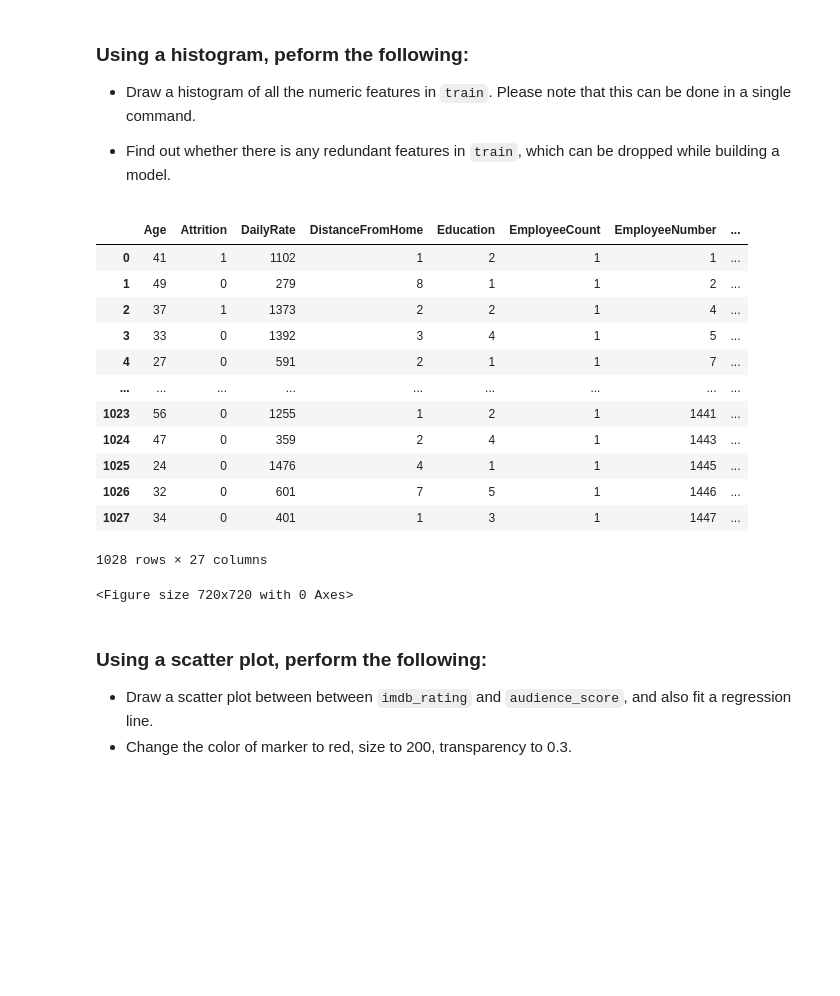
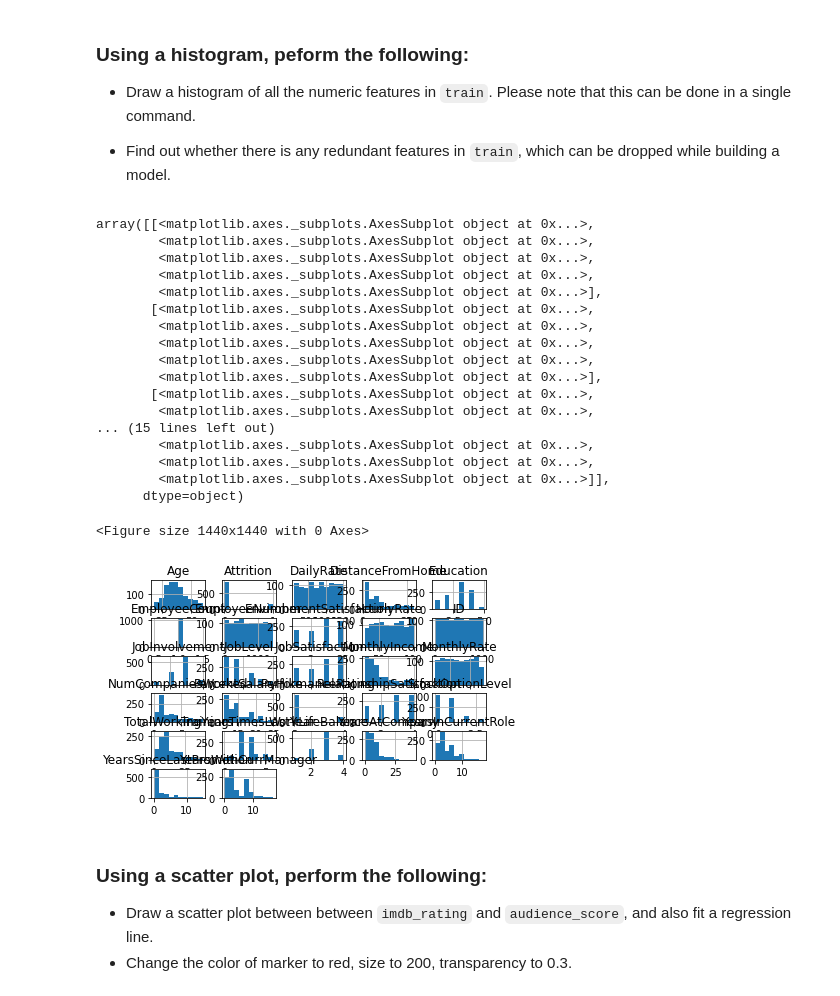
Before and after one commit to CSandyHub/SHALA2020, a Jupyter notebook: DS_L3_20_April_Assignment_3.ipynb, the cells around one changed output. Cells and saved outputs as stored; diff of their text form; code cells hidden in the pictures; blank space fills up the shorter version.

````diff
--- a/DS_L3_20_April_Assignment_3.ipynb
+++ b/DS_L3_20_April_Assignment_3.ipynb
@@ -111,24 +111,29 @@ sns.heatmap(corr_mat,annot=True,mask=mask)
 * Find out whether there is any redundant features in ```train```, which can be dropped while building a model.
 # %%
 # Draw a histogram
-plt.figure(figsize=(10,10))
-train.select_dtypes(include=np.number)
+plt.figure(figsize=(20,20))
+train.select_dtypes(include=np.number).hist()
 # Find out the redundant features
 # %% [output]
-|  | Age | Attrition | DailyRate | DistanceFromHome | Education | EmployeeCount | EmployeeNumber | ... |
-| 0 | 41 | 1 | 1102 | 1 | 2 | 1 | 1 | ... |
-| 1 | 49 | 0 | 279 | 8 | 1 | 1 | 2 | ... |
-| 2 | 37 | 1 | 1373 | 2 | 2 | 1 | 4 | ... |
-| 3 | 33 | 0 | 1392 | 3 | 4 | 1 | 5 | ... |
-| 4 | 27 | 0 | 591 | 2 | 1 | 1 | 7 | ... |
-| ... | ... | ... | ... | ... | ... | ... | ... | ... |
-| 1023 | 56 | 0 | 1255 | 1 | 2 | 1 | 1441 | ... |
-| 1024 | 47 | 0 | 359 | 2 | 4 | 1 | 1443 | ... |
-| 1025 | 24 | 0 | 1476 | 4 | 1 | 1 | 1445 | ... |
-| 1026 | 32 | 0 | 601 | 7 | 5 | 1 | 1446 | ... |
-| 1027 | 34 | 0 | 401 | 1 | 3 | 1 | 1447 | ... |
-1028 rows × 27 columns
+array([[<matplotlib.axes._subplots.AxesSubplot object at 0x...>,
+        <matplotlib.axes._subplots.AxesSubplot object at 0x...>,
+        <matplotlib.axes._subplots.AxesSubplot object at 0x...>,
+        <matplotlib.axes._subplots.AxesSubplot object at 0x...>,
+        <matplotlib.axes._subplots.AxesSubplot object at 0x...>],
+       [<matplotlib.axes._subplots.AxesSubplot object at 0x...>,
+        <matplotlib.axes._subplots.AxesSubplot object at 0x...>,
+        <matplotlib.axes._subplots.AxesSubplot object at 0x...>,
+        <matplotlib.axes._subplots.AxesSubplot object at 0x...>,
+        <matplotlib.axes._subplots.AxesSubplot object at 0x...>],
+       [<matplotlib.axes._subplots.AxesSubplot object at 0x...>,
+        <matplotlib.axes._subplots.AxesSubplot object at 0x...>,
+... (15 lines left out)
+        <matplotlib.axes._subplots.AxesSubplot object at 0x...>,
+        <matplotlib.axes._subplots.AxesSubplot object at 0x...>,
+        <matplotlib.axes._subplots.AxesSubplot object at 0x...>]],
+      dtype=object)
-<Figure size 720x720 with 0 Axes>
+<Figure size 1440x1440 with 0 Axes>
+[figure, added]
 # %% [markdown]
 ### Using a scatter plot, perform the following:
 
````
